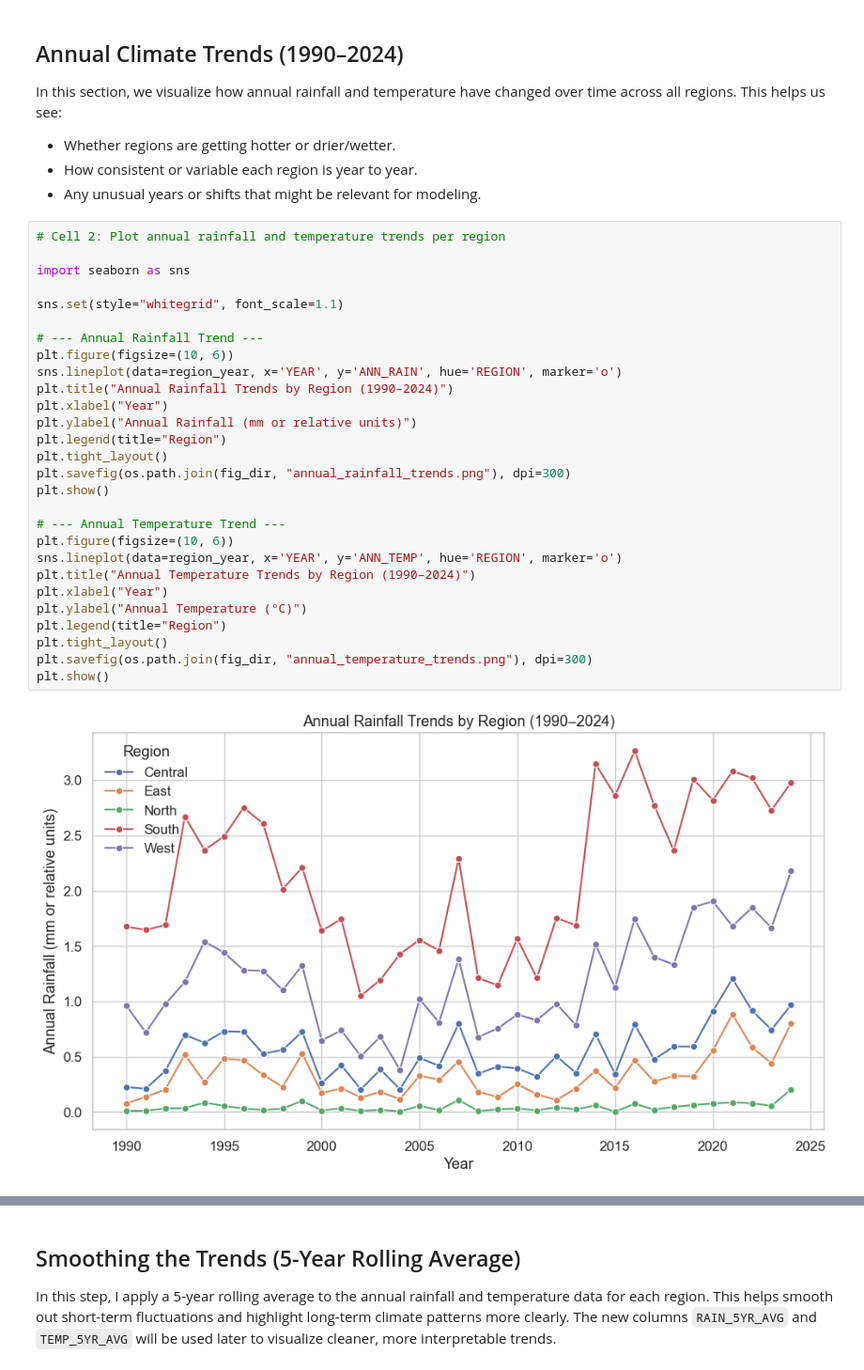
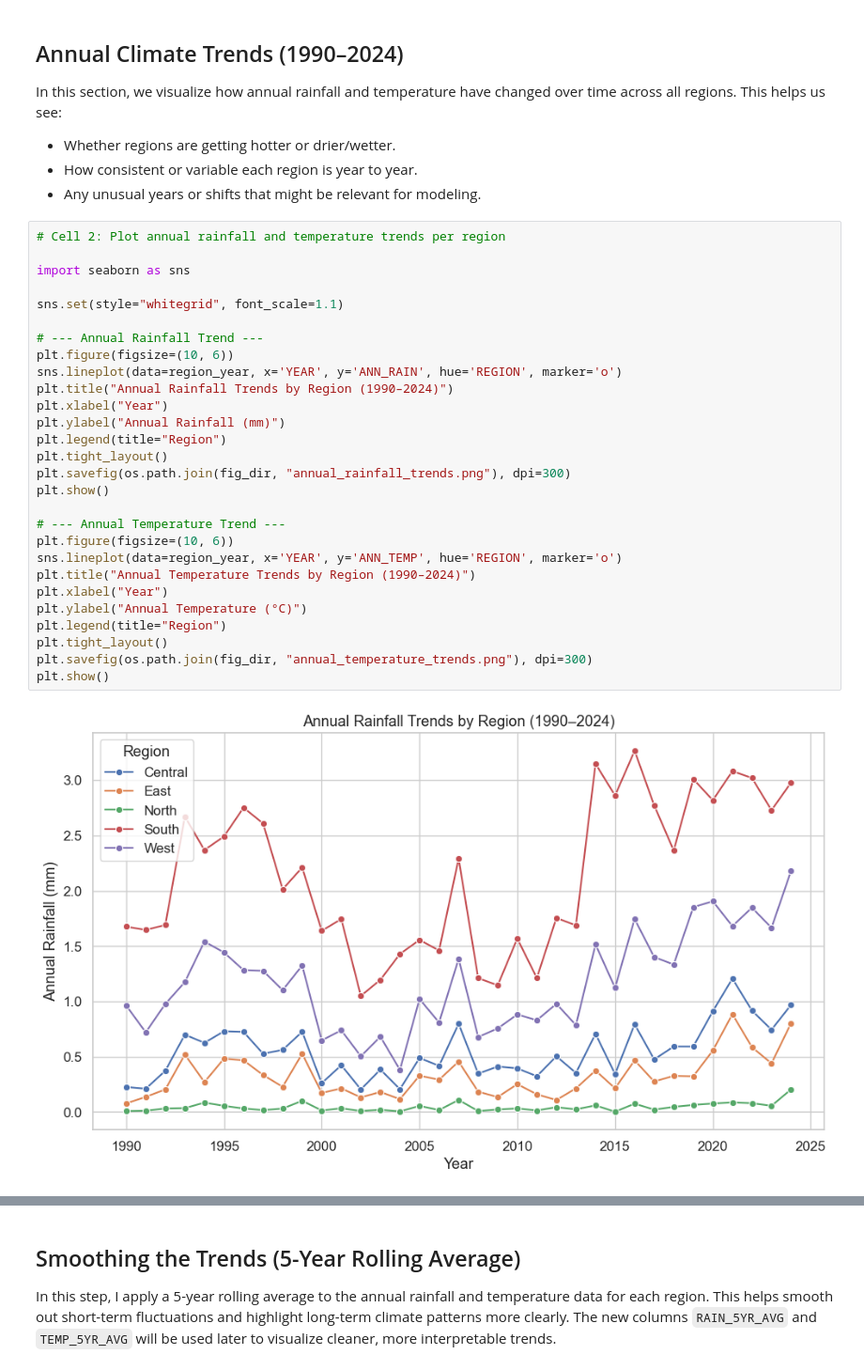
Before and after one commit to Mohamedmxz/MIT-ELO2-, a Jupyter notebook: 3_data_exploration/3_regional_comparison.ipynb, the cells around one changed output, grey strips where cells are left out. Shown at 94% size. Saved outputs shown, nothing was run; the diff lists cells and outputs as text.

```diff
--- a/3_data_exploration/3_regional_comparison.ipynb
+++ b/3_data_exploration/3_regional_comparison.ipynb
@@ -66,30 +66,30 @@ This helps us see:
 # %%
 # Cell 2: Plot annual rainfall and temperature trends per region
 
 import seaborn as sns
 
 sns.set(style="whitegrid", font_scale=1.1)
 
 # --- Annual Rainfall Trend ---
 plt.figure(figsize=(10, 6))
 sns.lineplot(data=region_year, x='YEAR', y='ANN_RAIN', hue='REGION', marker='o')
 plt.title("Annual Rainfall Trends by Region (1990–2024)")
 plt.xlabel("Year")
-plt.ylabel("Annual Rainfall (mm or relative units)")
+plt.ylabel("Annual Rainfall (mm)")
 plt.legend(title="Region")
 plt.tight_layout()
 plt.savefig(os.path.join(fig_dir, "annual_rainfall_trends.png"), dpi=300)
 plt.show()
 
 # --- Annual Temperature Trend ---
 plt.figure(figsize=(10, 6))
 sns.lineplot(data=region_year, x='YEAR', y='ANN_TEMP', hue='REGION', marker='o')
 plt.title("Annual Temperature Trends by Region (1990–2024)")
 plt.xlabel("Year")
 plt.ylabel("Annual Temperature (°C)")
 plt.legend(title="Region")
 plt.tight_layout()
 plt.savefig(os.path.join(fig_dir, "annual_temperature_trends.png"), dpi=300)
 plt.show()
 # %% [output]
-[figure, old version]
+[figure, new version]
```
Also changed, not shown: parts of 1 cell of this notebook, 3 other files.
